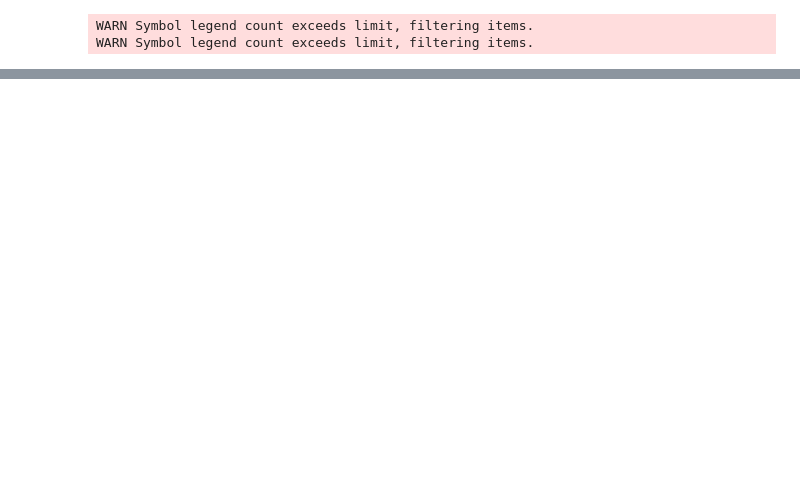
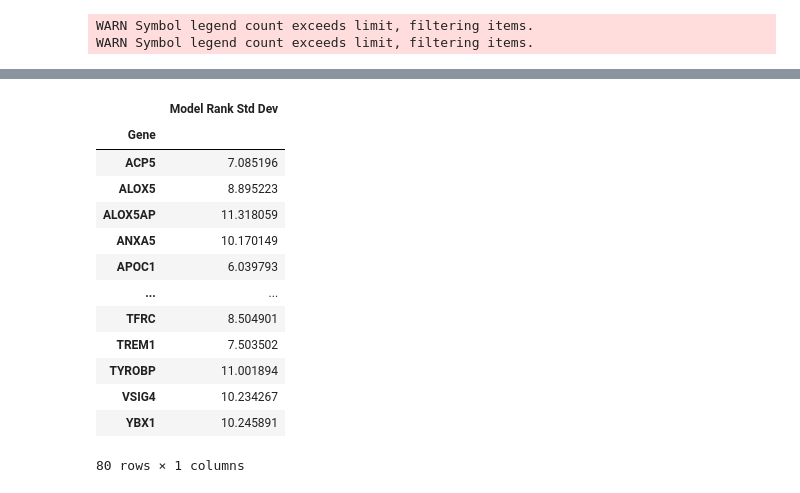
Before and after one commit to jchen1095/bionetquery, a Jupyter notebook: outputs/rank_comparison.ipynb, the cells around one changed output, grey strips where cells are left out. Drawn from its saved outputs; the diff is of its cells as text; code cells hidden in the pictures; blank space fills up the shorter version.

```diff
--- a/outputs/rank_comparison.ipynb
+++ b/outputs/rank_comparison.ipynb
@@ -76,3 +78,16 @@ joint_chart.save("plot_av_mac_rank_corr.pdf")
 # %% [output]
 WARN Symbol legend count exceeds limit, filtering items.
 WARN Symbol legend count exceeds limit, filtering items.
+# %%
+df['Model Rank'] = df['Rank_Model']
+chart = alt.Chart(df).mark_boxplot(size=6).encode(
+    y=alt.Y("Model Rank:Q"),
+    x=alt.X("Gene:N", axis=alt.Axis(title="Ground Truth Rank"), scale=alt.Scale(domain=sorted_genes)),
+)
+
+chart = chart.properties(
+    title='Alveolar Macrophage Rank Correlation Box Plots',
+    width=1000,
+    height=600
+)
+chart
@@ -78,0 +99,20 @@ WARN Symbol legend count exceeds limit, filtering items.
+# %%
+std_df = df.groupby(by='Gene')[['Model Rank']].std()
+std_df = std_df.rename(columns={'Model Rank': 'Model Rank Std Dev'})
+# %%
+std_df
+# %% [output]
+|  | Model Rank Std Dev |
+| Gene |  |
+| ACP5 | 7.085196 |
+| ALOX5 | 8.895223 |
+| ALOX5AP | 11.318059 |
+| ANXA5 | 10.170149 |
+| APOC1 | 6.039793 |
+| ... | ... |
+| TFRC | 8.504901 |
+| TREM1 | 7.503502 |
+| TYROBP | 11.001894 |
+| VSIG4 | 10.234267 |
+| YBX1 | 10.245891 |
+80 rows × 1 columns
```
Also changed, not shown: parts of 8 cells of this notebook.
